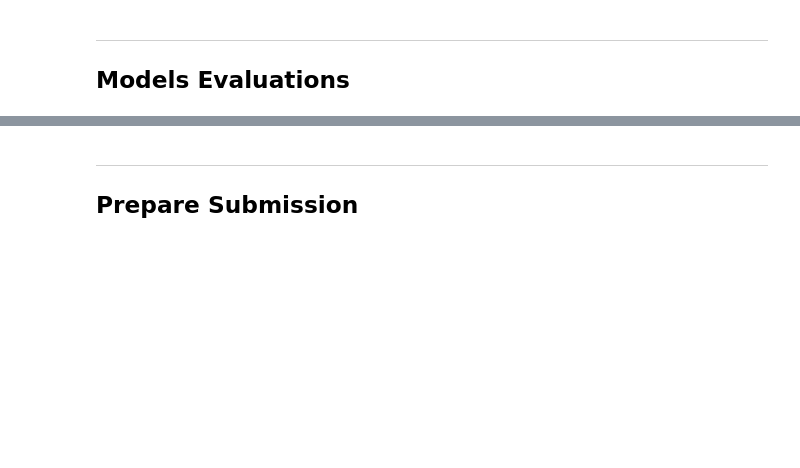
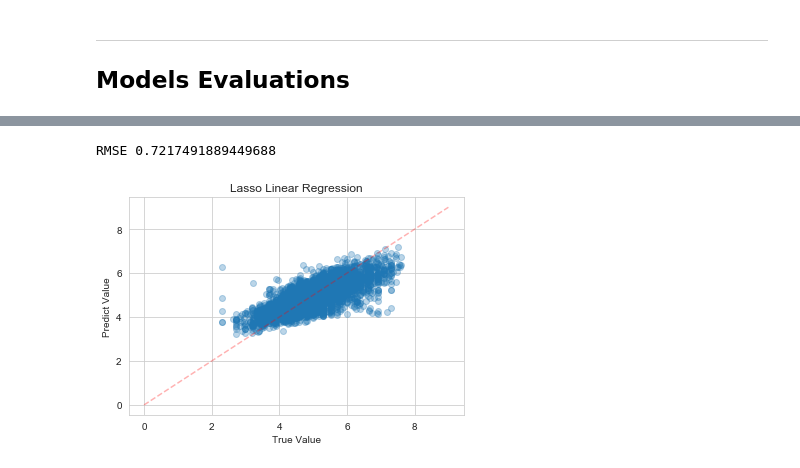
Before and after one commit to ArwaSheraky/AirBnB-Kaggle-Comp, a Jupyter notebook: Airbnb-Regression.ipynb, the cells around one changed output, grey strips where cells are left out. Cells and saved outputs as stored; diff of their text form; code cells hidden in the pictures; blank space fills up the shorter version.

```diff
--- a/Airbnb-Regression.ipynb
+++ b/Airbnb-Regression.ipynb
@@ -502,6 +508,12 @@ rf_pred = rf_model.predict(X_test)
 gb_model = GradientBoostingRegressor()
 gb_model.fit(X_train, y_train)
 gb_pred = gb_model.predict(X_test)
+# %%
+# Lasso
+
+lasso_model = Lasso()
+lasso_model.fit(X_train, y_train)
+lasso_pred = lasso_model.predict(X_test)
 # %% [markdown]
 _________________
 ## Models Evaluations
@@ -556,3 +555,0 @@ RMSE 0.4614275489408772
-# %% [markdown]
-______________________
-## Prepare Submission
@@ -564,0 +556,12 @@ df_test[['id', 'log_price']].to_csv('submission_linear_regression.csv', index=Fa
+# %%
+rmse = np.sqrt(mean_squared_error(y_test, lasso_pred))
+print('RMSE', rmse)
+plt.scatter(y_test, gb_pred, alpha=0.3)
+plt.plot(range(0,10), range(0,10), '--r', alpha=0.3, label='Line1')
+plt.title('Lasso Linear Regression')
+plt.xlabel('True Value')
+plt.ylabel('Predict Value')
+plt.show()
+# %% [output]
+RMSE 0.7217491889449688
+[figure, added]
```
Also changed, not shown: parts of 21 cells of this notebook.
